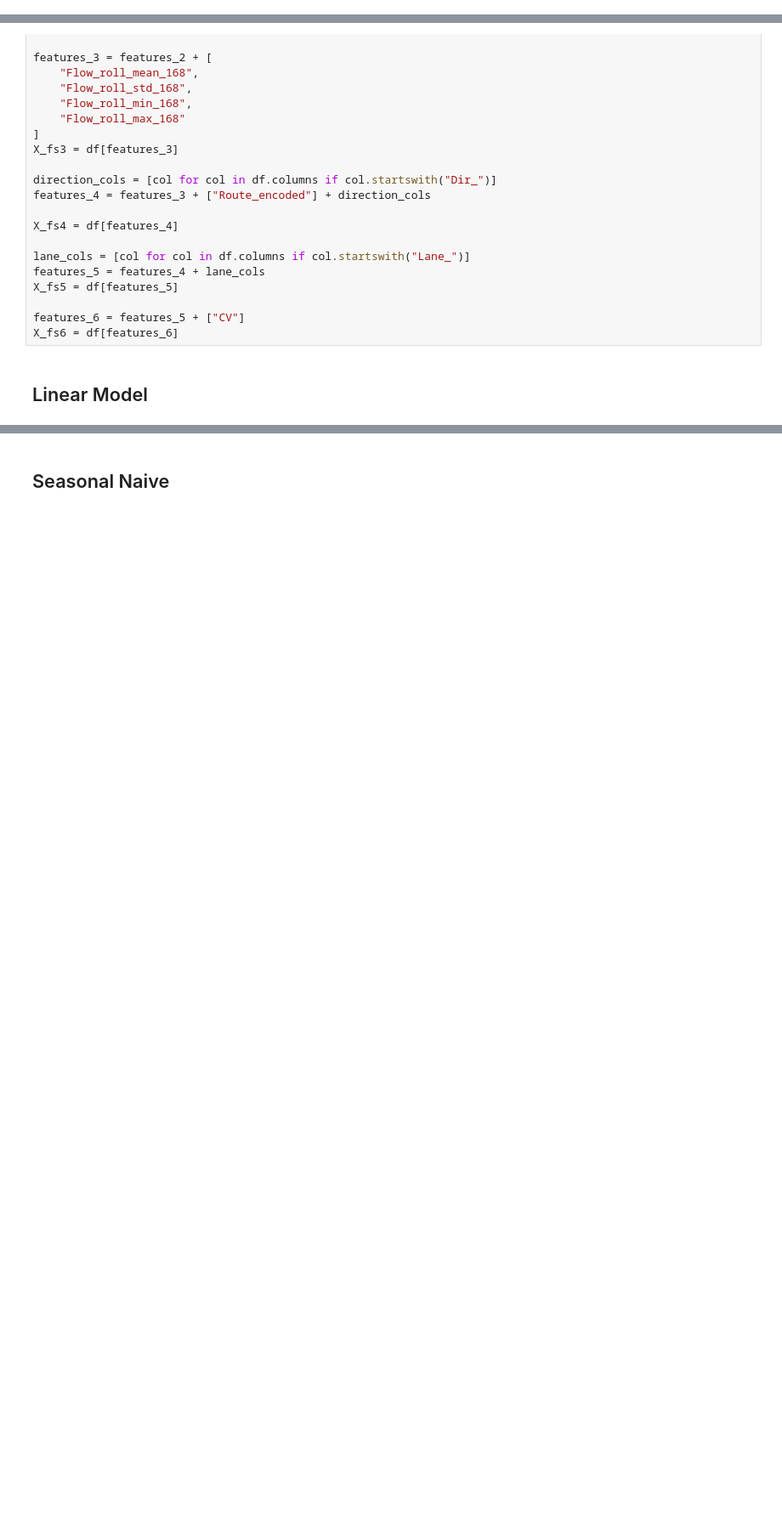
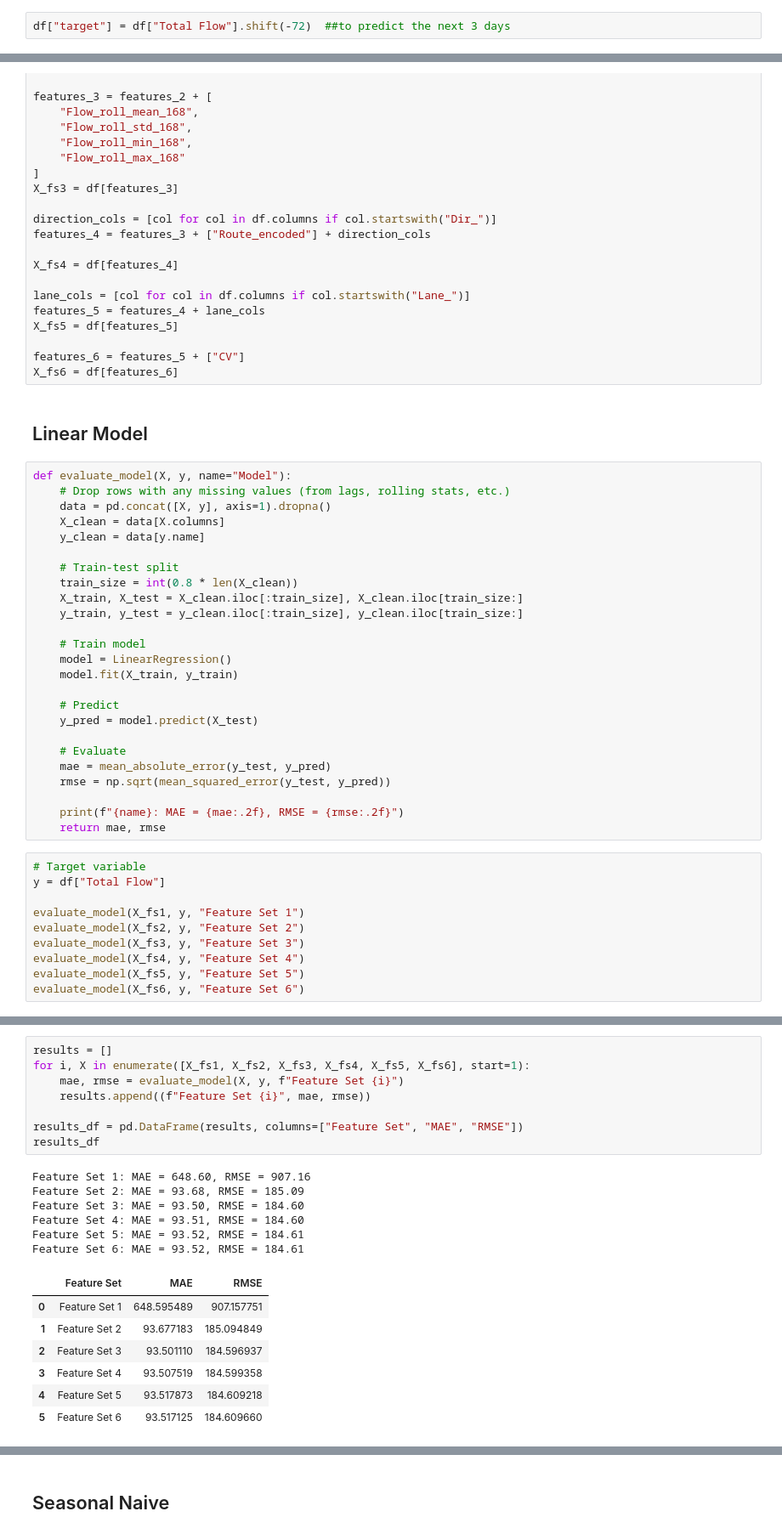
Before and after one commit to RichelCode/EV-Charging-Analysis, a Jupyter notebook: Final 3 months Analysis.ipynb, the cells around one changed output, grey strips where cells are left out. Shown at 85% size. Saved outputs shown, nothing was run; the diff lists cells and outputs as text; blank space fills up the shorter version.

```diff
--- a/Final 3 months Analysis.ipynb
+++ b/Final 3 months Analysis.ipynb
@@ -623,6 +623,8 @@ df_grouped["CV"] = df_grouped["std"] / df_grouped["mean"]
 
 # Merge back into main dataset
 df = df.merge(df_grouped[["CV"]], on=["Route_encoded"], how="left")
+# %%
+df["target"] = df["Total Flow"].shift(-72)  ##to predict the next 3 days
 # %%
 target = "Total Flow"
 y = df[target]
@@ -663,3 +665,38 @@ features_6 = features_5 + ["CV"]
 X_fs6 = df[features_6]
 # %% [markdown]
 ## Linear Model
+# %%
+def evaluate_model(X, y, name="Model"):
+    # Drop rows with any missing values (from lags, rolling stats, etc.)
+    data = pd.concat([X, y], axis=1).dropna()
+    X_clean = data[X.columns]
+    y_clean = data[y.name]
+
+    # Train-test split
+    train_size = int(0.8 * len(X_clean))
+    X_train, X_test = X_clean.iloc[:train_size], X_clean.iloc[train_size:]
+    y_train, y_test = y_clean.iloc[:train_size], y_clean.iloc[train_size:]
+
+    # Train model
+    model = LinearRegression()
+    model.fit(X_train, y_train)
+
+    # Predict
+    y_pred = model.predict(X_test)
+
+    # Evaluate
+    mae = mean_absolute_error(y_test, y_pred)
+    rmse = np.sqrt(mean_squared_error(y_test, y_pred))
+
+    print(f"{name}: MAE = {mae:.2f}, RMSE = {rmse:.2f}")
+    return mae, rmse
+# %%
+# Target variable
+y = df["Total Flow"]
+
+evaluate_model(X_fs1, y, "Feature Set 1")
+evaluate_model(X_fs2, y, "Feature Set 2")
+evaluate_model(X_fs3, y, "Feature Set 3")
+evaluate_model(X_fs4, y, "Feature Set 4")
+evaluate_model(X_fs5, y, "Feature Set 5")
+evaluate_model(X_fs6, y, "Feature Set 6")
@@ -666,3 +711,25 @@ X_fs6 = df[features_6]
+# %%
+results = []
+for i, X in enumerate([X_fs1, X_fs2, X_fs3, X_fs4, X_fs5, X_fs6], start=1):
+    mae, rmse = evaluate_model(X, y, f"Feature Set {i}")
+    results.append((f"Feature Set {i}", mae, rmse))
+
+results_df = pd.DataFrame(results, columns=["Feature Set", "MAE", "RMSE"])
+results_df
+# %% [output]
+Feature Set 1: MAE = 648.60, RMSE = 907.16
+Feature Set 2: MAE = 93.68, RMSE = 185.09
+Feature Set 3: MAE = 93.50, RMSE = 184.60
+Feature Set 4: MAE = 93.51, RMSE = 184.60
+Feature Set 5: MAE = 93.52, RMSE = 184.61
+Feature Set 6: MAE = 93.52, RMSE = 184.61
+|  | Feature Set | MAE | RMSE |
+| 0 | Feature Set 1 | 648.595489 | 907.157751 |
+| 1 | Feature Set 2 | 93.677183 | 185.094849 |
+| 2 | Feature Set 3 | 93.501110 | 184.596937 |
+| 3 | Feature Set 4 | 93.507519 | 184.599358 |
+| 4 | Feature Set 5 | 93.517873 | 184.609218 |
+| 5 | Feature Set 6 | 93.517125 | 184.609660 |
 # %%
 # Train-Test Split
 train_size = int(0.8 * len(X_fs1))
```
Also changed, not shown: parts of 14 cells of this notebook.
